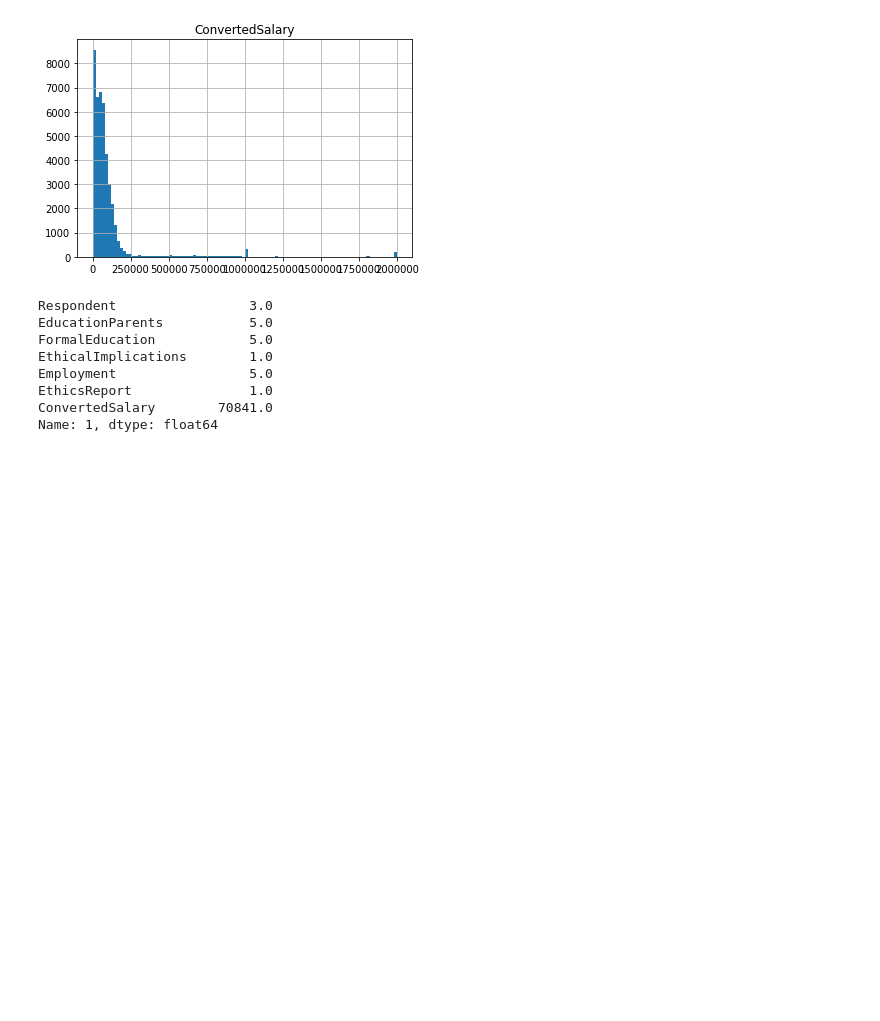
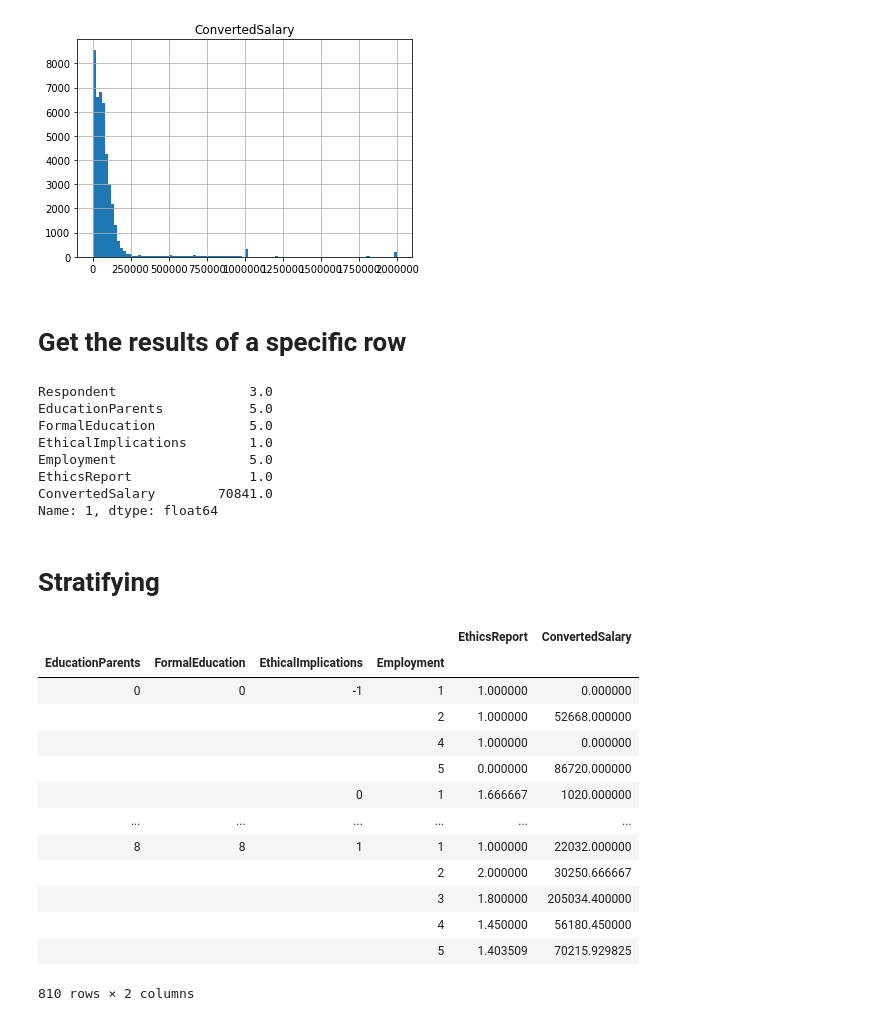
Before and after one commit to dcmesh/EECS-442-Project, a Jupyter notebook: EECS 442 - Final Project.ipynb, the cells around one changed output. Drawn from its saved outputs; the diff is of its cells as text; code cells hidden in the pictures; blank space fills up the shorter version.

```diff
--- a/EECS 442 - Final Project.ipynb
+++ b/EECS 442 - Final Project.ipynb
@@ -257,4 +259,6 @@ make_histogram('ConvertedSalary', num_bins = 100)
 # %% [output]
 <matplotlib.axes._subplots.AxesSubplot at 0x...>
 [figure]
+# %% [markdown]
+# Get the results of a specific row
 # %%
@@ -269,3 +273,26 @@ Employment                 5.0
 EthicsReport               1.0
 ConvertedSalary        70841.0
 Name: 1, dtype: float64
+# %% [markdown]
+# Stratifying
+# %%
+stratified = quantified_survey_results.copy()
+stratified = stratified.drop(columns=["Respondent"])
+stratified = stratified.groupby(['EducationParents', 'FormalEducation', 'EthicalImplications', 'Employment']).mean()
+
+stratified
+# %% [output]
+|  |  |  |  | EthicsReport | ConvertedSalary |
+| EducationParents | FormalEducation | EthicalImplications | Employment |  |  |
+| 0 | 0 | -1 | 1 | 1.000000 | 0.000000 |
+|  |  |  | 2 | 1.000000 | 52668.000000 |
+|  |  |  | 4 | 1.000000 | 0.000000 |
+|  |  |  | 5 | 0.000000 | 86720.000000 |
+|  |  | 0 | 1 | 1.666667 | 1020.000000 |
+| ... | ... | ... | ... | ... | ... |
+| 8 | 8 | 1 | 1 | 1.000000 | 22032.000000 |
+|  |  |  | 2 | 2.000000 | 30250.666667 |
+|  |  |  | 3 | 1.800000 | 205034.400000 |
+|  |  |  | 4 | 1.450000 | 56180.450000 |
+|  |  |  | 5 | 1.403509 | 70215.929825 |
+810 rows × 2 columns
```
Also changed, not shown: parts of 4 cells of this notebook, 1 other file.
